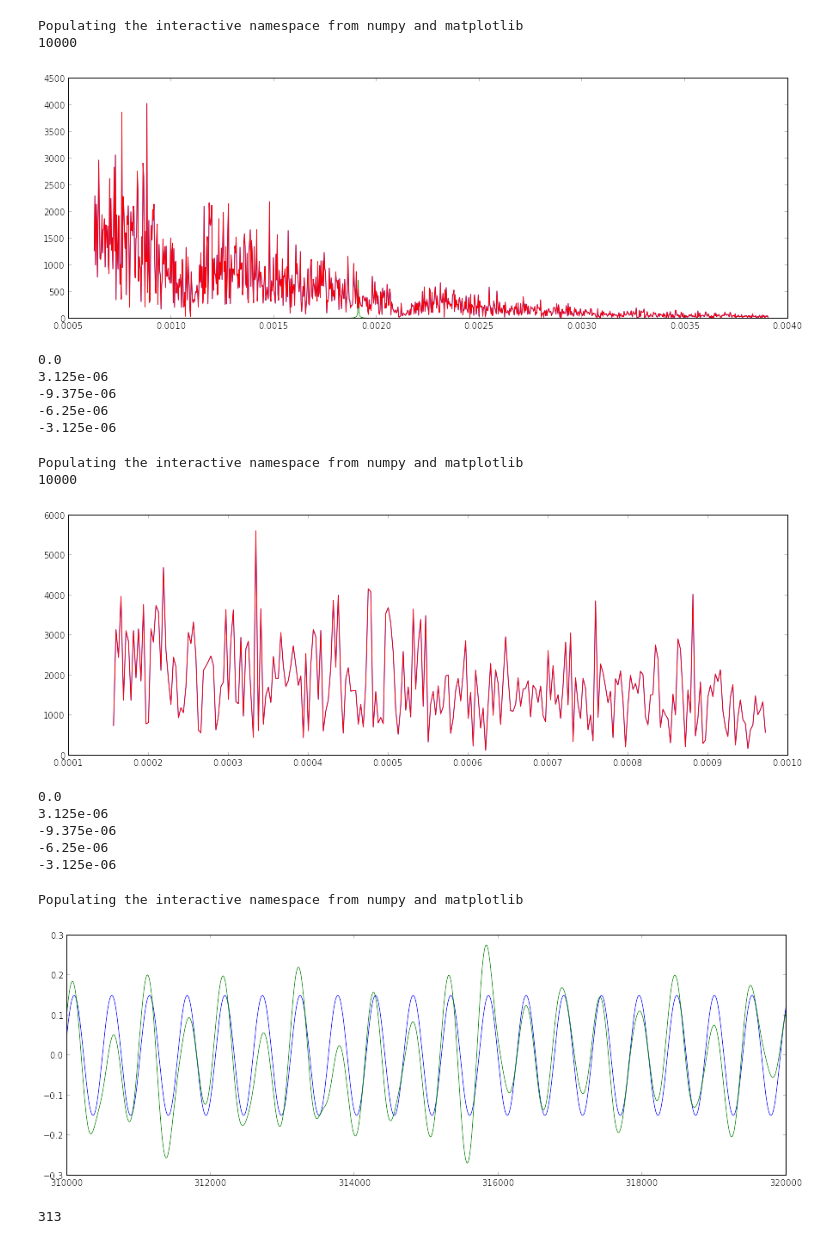
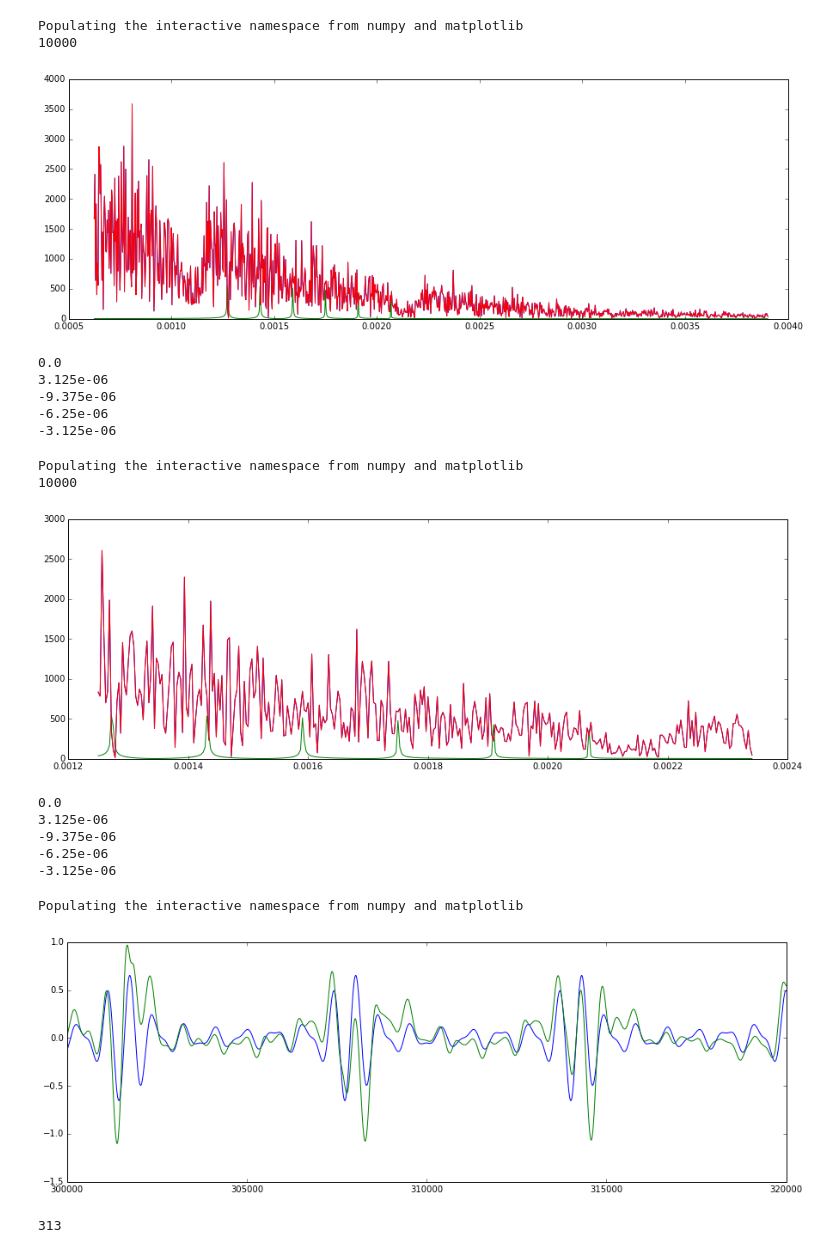
Before and after one commit to abhisheietk/crypto-chaotic, a Jupyter notebook: doc/fortran.ipynb, the cells around one changed output. Saved outputs shown, nothing was run; the diff lists cells and outputs as text; code cells hidden in the pictures.

```diff
--- a/doc/fortran.ipynb
+++ b/doc/fortran.ipynb
@@ -25,7 +25,7 @@ def chaos_commn(N = 3 , nosdata = 320000):
 
     #signal = np.random.uniform(-1, 1, size=nosdata)
     for i in range(nosdata):
-        signal[i] = 0.15 * sin(0.012 * i)
+        signal[i] = 0.15 * (5.0/10*sin(0.013 * i)+6.0/10*sin(0.012 * i)+7.0/10*sin(0.011 * i)+8.0/10*sin(0.010 * i)+9.0/10*sin(0.009 * i)+10.0/10*sin(0.008 * i))
 
 
     for i in range(nosdata):
@@ -152,7 +152,7 @@ print xt_freqs[-1]
 # %% [output]
 Populating the interactive namespace from numpy and matplotlib
 10000
-[figure, old version]
+[figure, new version]
 0.0
 3.125e-06
 -9.375e-06
@@ -187,36 +187,36 @@ err_freqs = scipy.fftpack.fftfreq(err.size, t[1]-t[0])
 
 acc = lambda t: r[t]
 rr = acc(t)
 rr_FFT = abs(scipy.fft(rr))
 rr_freqs = scipy.fftpack.fftfreq(rr.size, t[1]-t[0])
 
 
 plt.figure(figsize=(15, 5))
-BB = 50
-CC = 20000/64
+BB = 400
+CC = 160000/64-1750
 #plt.subplot(211)
 #plt.plot(t, signal1)
 #plt.plot(t, xt1)
 #plt.plot(t, encryptedx1)
 #plt.subplot(212)
 plt.plot(xt_freqs[BB:CC],xt_FFT[BB:CC])
 plt.plot(signal_freqs[BB:CC],signal_FFT[BB:CC])
 plt.plot(xt_freqs[BB:CC],xt_FFT[BB:CC])
 #plt.plot(rr_freqs,scipy.log10(rr_FFT))
 #plt.plot(x,xt)
 #plt.plot(x,xr)
 #plt.plot(x,recovered)
 #plt.plot(x,encryptedx)
 plt.show()
 print xt_freqs[0]
 print xt_freqs[1]
 print xt_freqs[-3]
 print xt_freqs[-2]
 print xt_freqs[-1]
 # %% [output]
 Populating the interactive namespace from numpy and matplotlib
 10000
-[figure, old version]
+[figure, new version]
 0.0
 3.125e-06
 -9.375e-06
@@ -231,7 +231,7 @@ z = np.zeros(len(signal))
 
 plt.figure(figsize=(15, 5))
 
-BB = -10000
+BB = -20000
 CC = -1
 plt.plot(x[BB:CC],signal[BB:CC])
 #plt.plot(x[BB:CC],xt[BB:CC])
@@ -244,7 +244,7 @@ plt.plot(x[BB:CC],recovered[BB:CC])
 plt.show()
 # %% [output]
 Populating the interactive namespace from numpy and matplotlib
-[figure, old version]
+[figure, new version]
 # %%
 import scipy
 import scipy.fftpack
```
Also changed, not shown: parts of 2 cells of this notebook, 2 other files.
